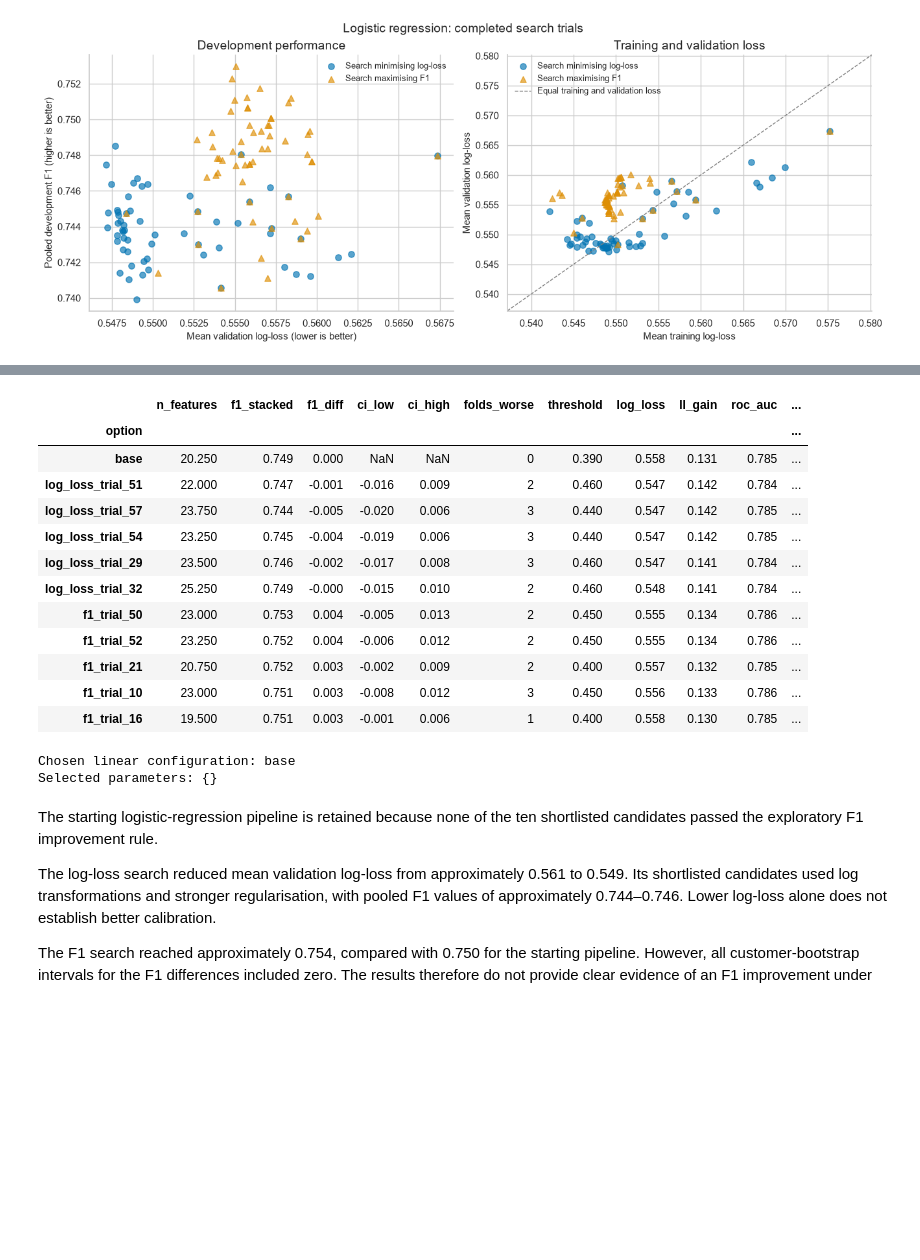
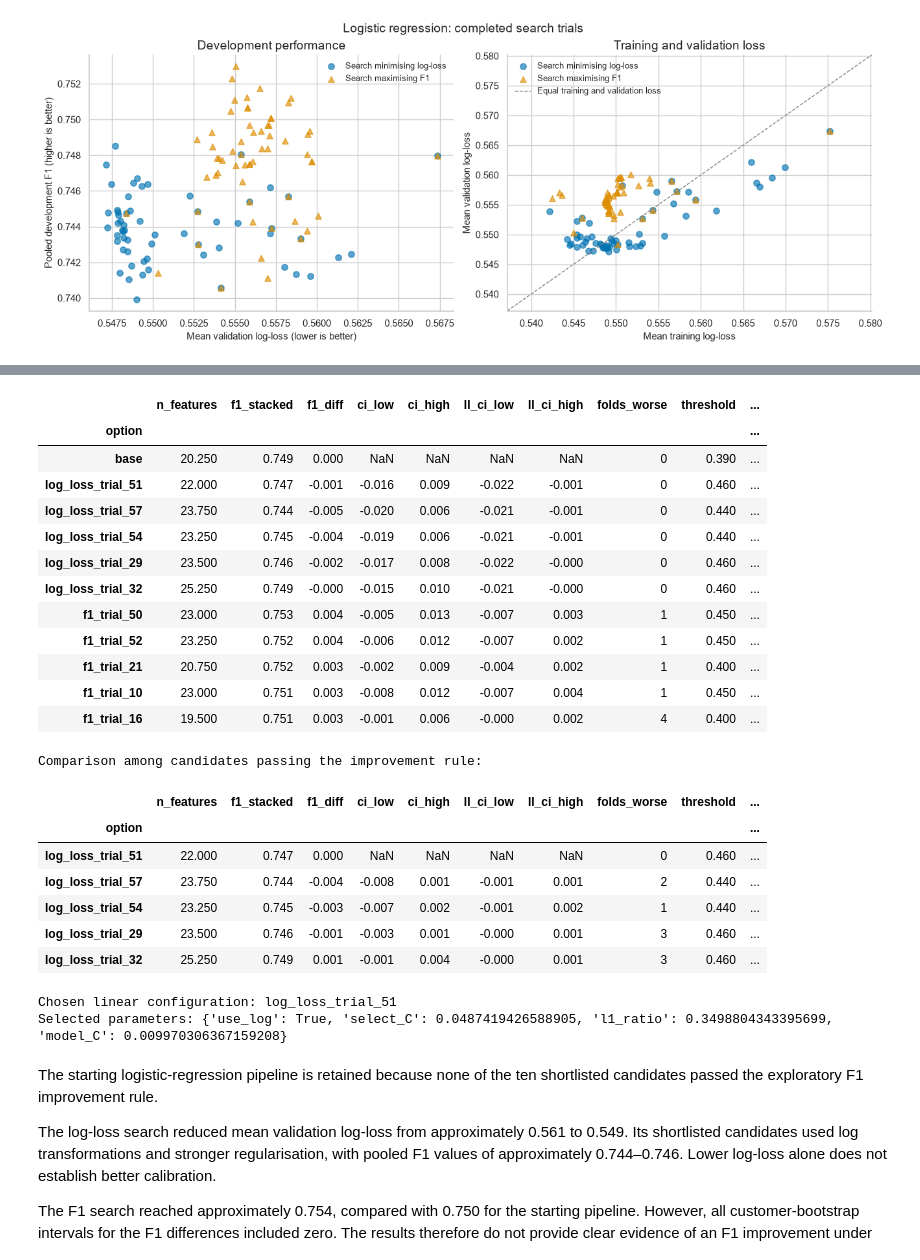
Before and after one commit to PedroHSantos20/ml-repeat-purchase, a Jupyter notebook: notebooks/03_modelling_homework.ipynb, the cells around one changed output, grey strips where cells are left out. Cells and saved outputs as stored; diff of their text form; code cells hidden in the pictures; blank space fills up the shorter version.

```diff
--- a/notebooks/03_modelling_homework.ipynb
+++ b/notebooks/03_modelling_homework.ipynb
@@ -1789,7 +1778,7 @@ def bootstrap_f1_diff(
     n_boot=2000,
     seed=RANDOM_STATE,
 ):
-    """Customer-bootstrap interval for F1(option) - F1(reference)."""
+    """Customer-bootstrap intervals for the F1 and log-loss differences (option - reference)."""
     check_prediction_alignment(oof_ref, oof_opt)
 
     if n_boot < 1:
@@ -1806,8 +1795,14 @@ def bootstrap_f1_diff(
     if not groups:
         raise ValueError("No customers available for bootstrapping.")
 
+    # Log-loss of each row, so any resample can be averaged
+    clip = lambda p: np.clip(p, 1e-15, 1 - 1e-15)
+    row_ll = lambda p: -(y * np.log(clip(p)) + (~y) * np.log(1 - clip(p)))
+    ll_diff = row_ll(oof_opt["p"].to_numpy()) - row_ll(oof_ref["p"].to_numpy())
+
     rng = np.random.default_rng(seed)
     differences = np.empty(n_boot)
+    ll_differences = np.empty(n_boot)
 
     for b in range(n_boot):
         selected = rng.integers(
@@ -1821,8 +1816,9 @@ def bootstrap_f1_diff(
             fast_f1(y[positions], pred_opt[positions])
             - fast_f1(y[positions], pred_ref[positions])
         )
+        ll_differences[b] = ll_diff[positions].mean()
 
-    return np.percentile(differences, [2.5, 97.5])
+    return np.percentile(differences, [2.5, 97.5]), np.percentile(ll_differences, [2.5, 97.5])
 
 
 def judge(runs, reference, tie_rule=False):
@@ -1848,28 +1844,30 @@ def judge(runs, reference, tie_rule=False):
             oof["p"].to_numpy() >= threshold,
         )
         n_features = table["n_features"].mean()
+        # Notebook 2 rule: folds where the option's log-loss is higher
         folds_worse = int(
-            (table["f1"] < ref_table["f1"]).sum()
+            (table["log_loss"] > ref_table["log_loss"]).sum()
         )
 
         if name == reference:
             lo, hi = np.nan, np.nan
+            ll_lo, ll_hi = np.nan, np.nan
             verdict = "reference"
         else:
-            lo, hi = bootstrap_f1_diff(
+            (lo, hi), (ll_lo, ll_hi) = bootstrap_f1_diff(
                 ref_oof,
                 oof,
                 ref_threshold,
                 threshold,
             )
 
-            if lo > 0 and folds_worse <= 1:
+            # Log-loss clearly lower and F1 not clearly worse
+            if ll_hi < 0 and hi >= 0 and folds_worse <= 1:
                 verdict = "better"
-            elif hi < 0:
+            elif ll_lo > 0 or hi < 0:
                 verdict = "worse"
             elif (
                 tie_rule
-                and lo <= 0 <= hi
                 and n_features < ref_features
                 and folds_worse <= 2
             ):
@@ -1886,6 +1884,8 @@ def judge(runs, reference, tie_rule=False):
             "f1_diff": pooled_f1 - ref_f1,
             "ci_low": lo,
             "ci_high": hi,
+            "ll_ci_low": ll_lo,
+            "ll_ci_high": ll_hi,
             "folds_worse": folds_worse,
             "threshold": threshold,
             "log_loss": table["log_loss"].mean(),
@@ -1908,11 +1908,11 @@ def choose_winner(runs, reference="base"):
     if not better:
         return reference, comparison, None
 
-    # Highest observed F1; use the name to resolve exact ties.
+    # Lowest observed log-loss; use the name to resolve exact ties.
     best = sorted(
         better,
         key=lambda name: (
-            -comparison.loc[name, "f1_stacked"],
+            comparison.loc[name, "log_loss"],
             name,
         ),
     )[0]
@@ -1935,7 +1935,7 @@ def choose_winner(runs, reference="base"):
         eligible,
         key=lambda name: (
             finalist_comparison.loc[name, "n_features"],
-            -finalist_comparison.loc[name, "f1_stacked"],
+            finalist_comparison.loc[name, "log_loss"],
             name,
         ),
     )[0]
@@ -2007,48 +2007,56 @@ for objective, study in study_lin.items():
     candidates.update(
         tn.rescore(
             tn.top_params(study, k=5),
             get_linear_cache,
             make_linear,
             prefix=f"{objective}_trial_",
         )
     )
 
 runs_lin = {
     "base": start_runs["logistic"],
     **candidates,
 }
 
 chosen_lin, table_lin, table_lin_better = ev.choose_winner(
     runs_lin,
     reference="base",
 )
 
 display(table_lin)
 
 if table_lin_better is not None:
     print("Comparison among candidates passing the improvement rule:")
     display(table_lin_better)
 
 linear_params = tn.chosen_params(chosen_lin, study_lin)
 
 print(f"Chosen linear configuration: {chosen_lin}")
 print(f"Selected parameters: {linear_params}")
 # %% [output]
-|  | n_features | f1_stacked | f1_diff | ci_low | ci_high | folds_worse | threshold | log_loss | ll_gain | roc_auc | ... |
-| option |  |  |  |  |  |  |  |  |  |  | ... |
-| base | 20.250 | 0.749 | 0.000 | NaN | NaN | 0 | 0.390 | 0.558 | 0.131 | 0.785 | ... |
-| log_loss_trial_51 | 22.000 | 0.747 | -0.001 | -0.016 | 0.009 | 2 | 0.460 | 0.547 | 0.142 | 0.784 | ... |
-| log_loss_trial_57 | 23.750 | 0.744 | -0.005 | -0.020 | 0.006 | 3 | 0.440 | 0.547 | 0.142 | 0.785 | ... |
-| log_loss_trial_54 | 23.250 | 0.745 | -0.004 | -0.019 | 0.006 | 3 | 0.440 | 0.547 | 0.142 | 0.785 | ... |
-| log_loss_trial_29 | 23.500 | 0.746 | -0.002 | -0.017 | 0.008 | 3 | 0.460 | 0.547 | 0.141 | 0.784 | ... |
-| log_loss_trial_32 | 25.250 | 0.749 | -0.000 | -0.015 | 0.010 | 2 | 0.460 | 0.548 | 0.141 | 0.784 | ... |
-| f1_trial_50 | 23.000 | 0.753 | 0.004 | -0.005 | 0.013 | 2 | 0.450 | 0.555 | 0.134 | 0.786 | ... |
-| f1_trial_52 | 23.250 | 0.752 | 0.004 | -0.006 | 0.012 | 2 | 0.450 | 0.555 | 0.134 | 0.786 | ... |
-| f1_trial_21 | 20.750 | 0.752 | 0.003 | -0.002 | 0.009 | 2 | 0.400 | 0.557 | 0.132 | 0.785 | ... |
-| f1_trial_10 | 23.000 | 0.751 | 0.003 | -0.008 | 0.012 | 3 | 0.450 | 0.556 | 0.133 | 0.786 | ... |
-| f1_trial_16 | 19.500 | 0.751 | 0.003 | -0.001 | 0.006 | 1 | 0.400 | 0.558 | 0.130 | 0.785 | ... |
+|  | n_features | f1_stacked | f1_diff | ci_low | ci_high | ll_ci_low | ll_ci_high | folds_worse | threshold | ... |
+| option |  |  |  |  |  |  |  |  |  | ... |
+| base | 20.250 | 0.749 | 0.000 | NaN | NaN | NaN | NaN | 0 | 0.390 | ... |
+| log_loss_trial_51 | 22.000 | 0.747 | -0.001 | -0.016 | 0.009 | -0.022 | -0.001 | 0 | 0.460 | ... |
+| log_loss_trial_57 | 23.750 | 0.744 | -0.005 | -0.020 | 0.006 | -0.021 | -0.001 | 0 | 0.440 | ... |
+| log_loss_trial_54 | 23.250 | 0.745 | -0.004 | -0.019 | 0.006 | -0.021 | -0.001 | 0 | 0.440 | ... |
+| log_loss_trial_29 | 23.500 | 0.746 | -0.002 | -0.017 | 0.008 | -0.022 | -0.000 | 0 | 0.460 | ... |
+| log_loss_trial_32 | 25.250 | 0.749 | -0.000 | -0.015 | 0.010 | -0.021 | -0.000 | 0 | 0.460 | ... |
+| f1_trial_50 | 23.000 | 0.753 | 0.004 | -0.005 | 0.013 | -0.007 | 0.003 | 1 | 0.450 | ... |
+| f1_trial_52 | 23.250 | 0.752 | 0.004 | -0.006 | 0.012 | -0.007 | 0.002 | 1 | 0.450 | ... |
+| f1_trial_21 | 20.750 | 0.752 | 0.003 | -0.002 | 0.009 | -0.004 | 0.002 | 1 | 0.400 | ... |
+| f1_trial_10 | 23.000 | 0.751 | 0.003 | -0.008 | 0.012 | -0.007 | 0.004 | 1 | 0.450 | ... |
+| f1_trial_16 | 19.500 | 0.751 | 0.003 | -0.001 | 0.006 | -0.000 | 0.002 | 4 | 0.400 | ... |
-Chosen linear configuration: base
-Selected parameters: {}
+Comparison among candidates passing the improvement rule:
+|  | n_features | f1_stacked | f1_diff | ci_low | ci_high | ll_ci_low | ll_ci_high | folds_worse | threshold | ... |
+| option |  |  |  |  |  |  |  |  |  | ... |
+| log_loss_trial_51 | 22.000 | 0.747 | 0.000 | NaN | NaN | NaN | NaN | 0 | 0.460 | ... |
+| log_loss_trial_57 | 23.750 | 0.744 | -0.004 | -0.008 | 0.001 | -0.001 | 0.001 | 2 | 0.440 | ... |
+| log_loss_trial_54 | 23.250 | 0.745 | -0.003 | -0.007 | 0.002 | -0.001 | 0.002 | 1 | 0.440 | ... |
+| log_loss_trial_29 | 23.500 | 0.746 | -0.001 | -0.003 | 0.001 | -0.000 | 0.001 | 3 | 0.460 | ... |
+| log_loss_trial_32 | 25.250 | 0.749 | 0.001 | -0.001 | 0.004 | -0.000 | 0.001 | 3 | 0.460 | ... |
+Chosen linear configuration: log_loss_trial_51
+Selected parameters: {'use_log': True, 'select_C': 0.0487419426588905, 'l1_ratio': 0.3498804343395699, 'model_C': 0.009970306367159208}
 # %% [markdown]
 The starting logistic-regression pipeline is retained because none of
 the ten shortlisted candidates passed the exploratory F1 improvement
```
Also changed, not shown: parts of 13 cells of this notebook, 17 other files.
